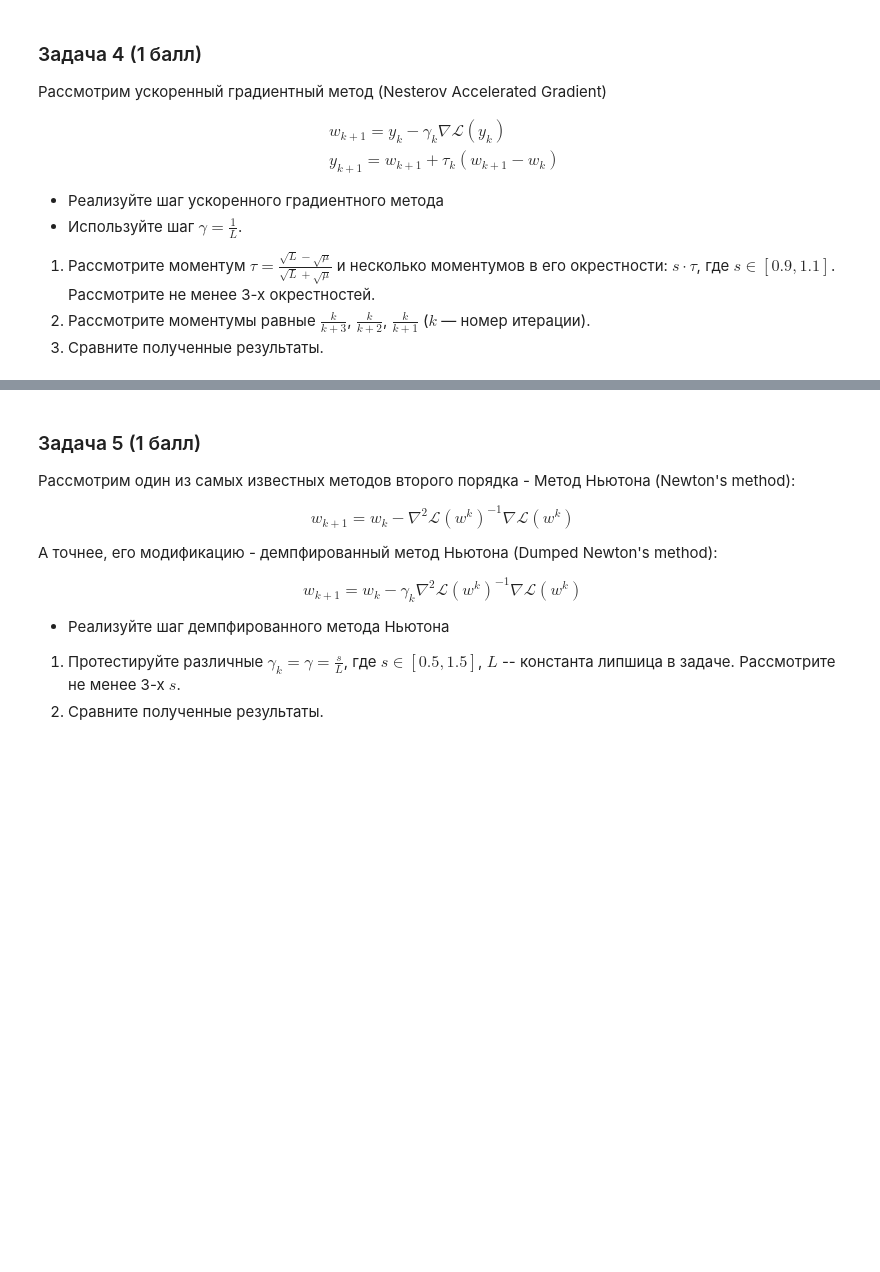
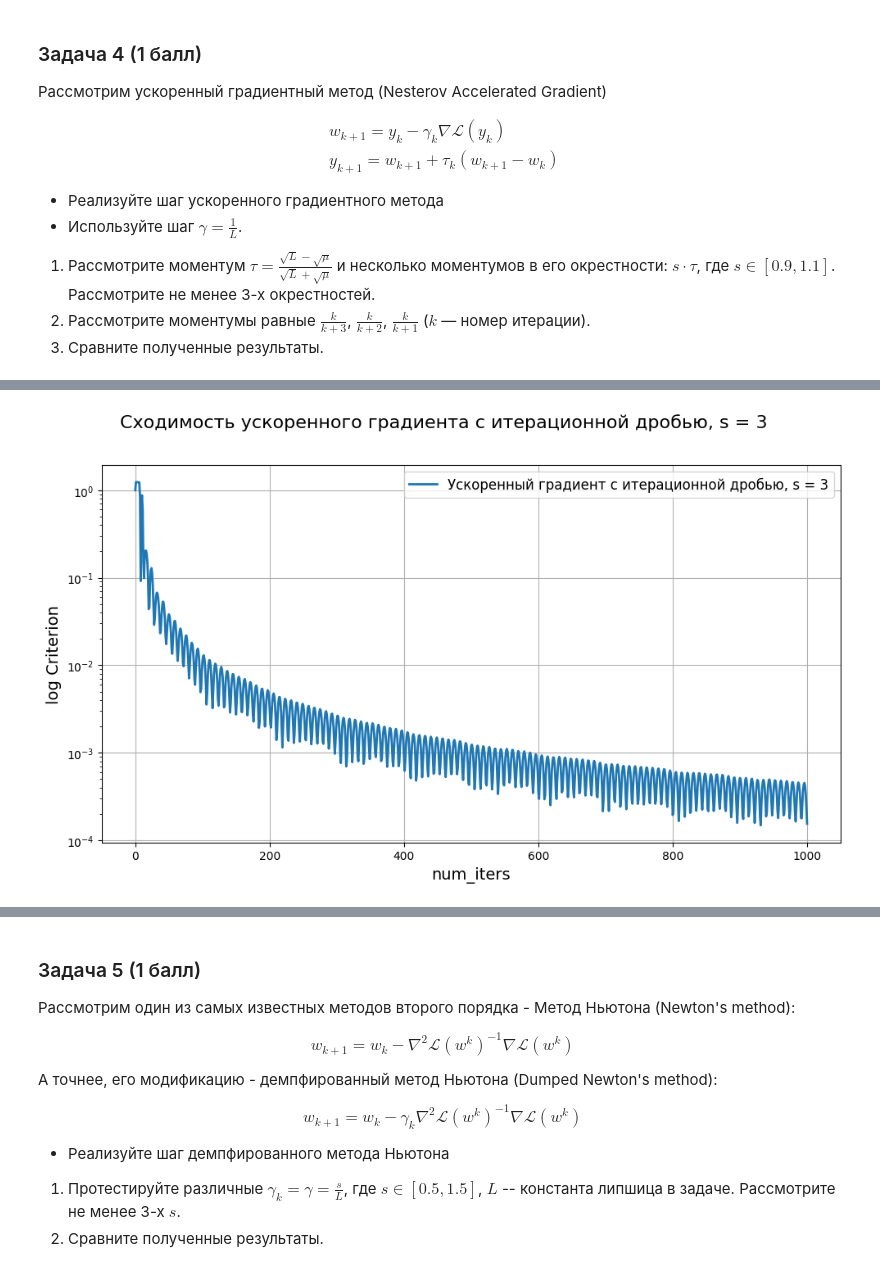
Before and after one commit to Krage56/ml_isp_intro, a Jupyter notebook: hw/hw3/ISP_HW3_LogReg_Opt_HPO.ipynb, the cells around one changed output, grey strips where cells are left out. Cells and saved outputs as stored; diff of their text form; code cells hidden in the pictures; blank space fills up the shorter version.

```diff
--- a/hw/hw3/ISP_HW3_LogReg_Opt_HPO.ipynb
+++ b/hw/hw3/ISP_HW3_LogReg_Opt_HPO.ipynb
@@ -719,4 +742,4 @@ class NAG(ManualSolver):
 
 def beta_k_s(s):
     # TODO: return a lambda function that depends on k
-    pass
+    return lambda k: k / (k + s)
@@ -730,0 +746,12 @@ best_final_nag_res = # put best output here
+# %%
+3.
+# YOUR CODE HERE:
+###########################
+### ╰( ͡° ͜ʖ ͡° )つ──☆*:・ﾟ
+###########################
+s = 3
+gd_faster_simple = NAG(lr = 1 / lipschitz_mush, beta = beta_k_s(s), init_w=np.ones(mushrooms_x.shape[1]), name=f"Ускоренный градиент с итерационной дробью, s = {s}")
+gd_res_faster_simple = test_optimizer(gd_faster_simple)
+plot_results([gd_res_faster_simple], f"Сходимость ускоренного градиента с итерационной дробью, s = {s}")
+# %% [output]
+[figure, added]
```
Also changed, not shown: parts of 8 cells of this notebook.
